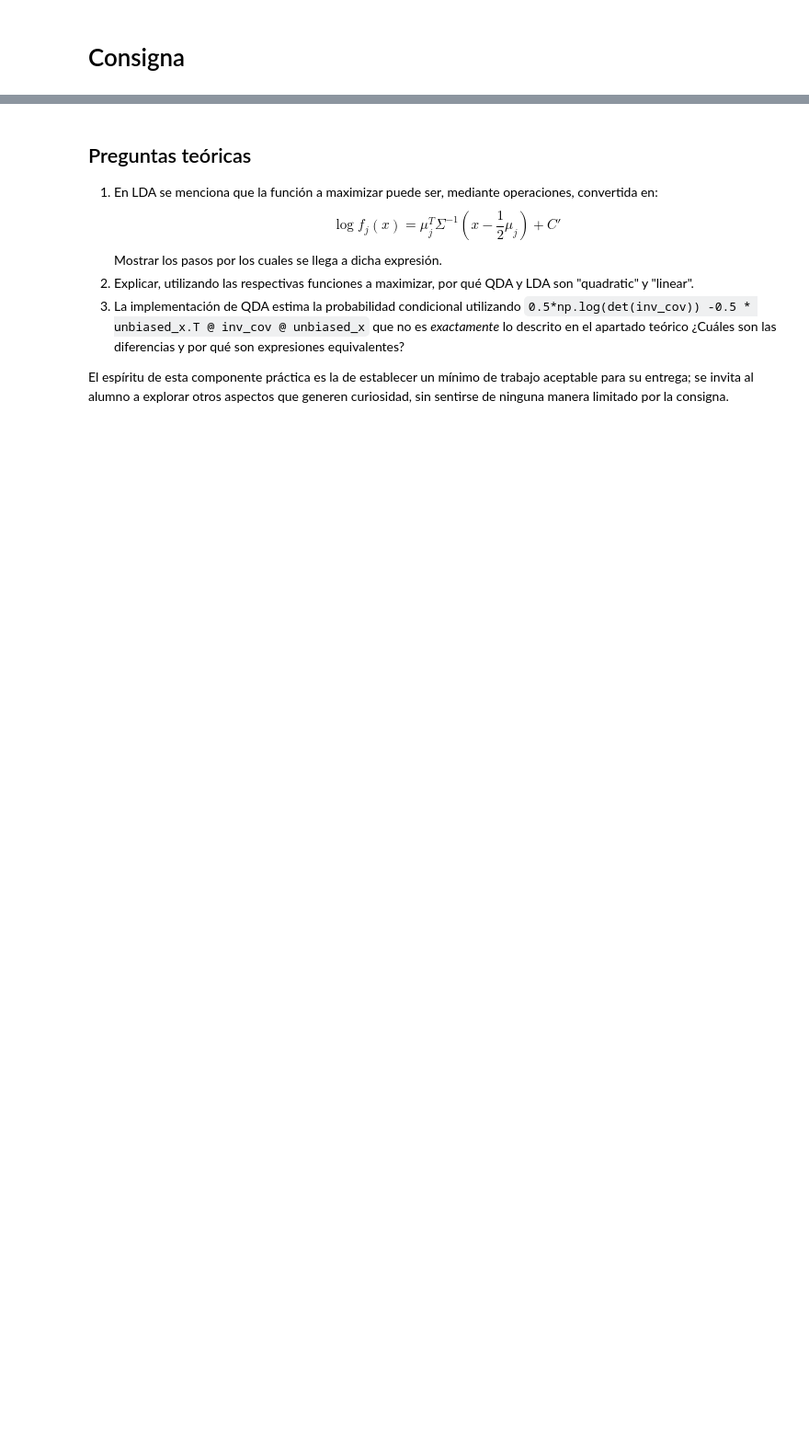
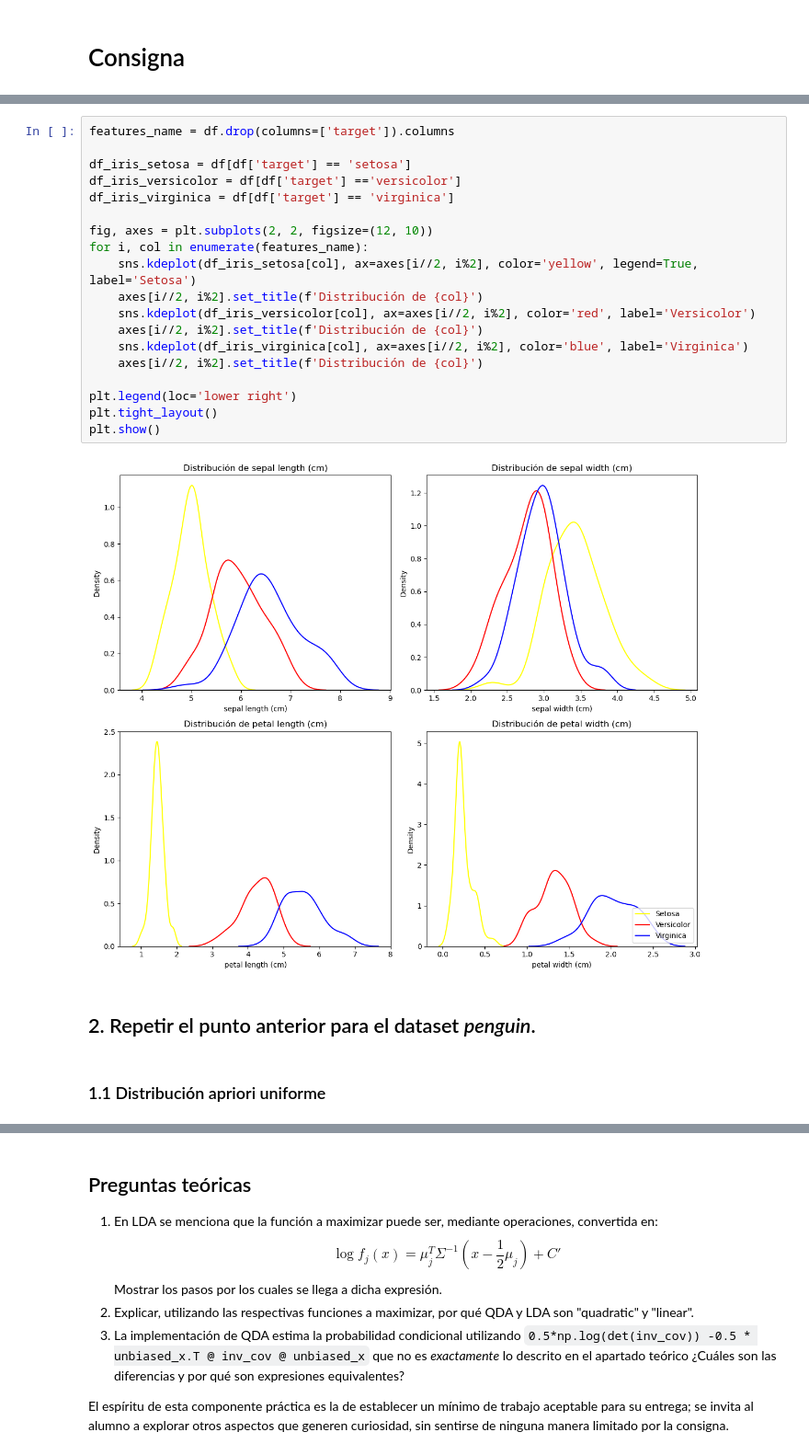
Before and after one commit to nielspac177/Posgrado_UBA_LSE, a Jupyter notebook: AMIA_2024_TP_final_LDA_QDA.ipynb, the cells around one changed output, grey strips where cells are left out. Shown at 92% size. Drawn from its saved outputs; the diff is of its cells as text; blank space fills up the shorter version.

```diff
--- a/AMIA_2024_TP_final_LDA_QDA.ipynb
+++ b/AMIA_2024_TP_final_LDA_QDA.ipynb
@@ -318,0 +470,25 @@ LDA | Iris | 125 | 0.22 | 0.8
+# %%
+features_name = df.drop(columns=['target']).columns
+
+df_iris_setosa = df[df['target'] == 'setosa']
+df_iris_versicolor = df[df['target'] =='versicolor']
+df_iris_virginica = df[df['target'] == 'virginica']
+
+fig, axes = plt.subplots(2, 2, figsize=(12, 10))
+for i, col in enumerate(features_name):
+    sns.kdeplot(df_iris_setosa[col], ax=axes[i//2, i%2], color='yellow', legend=True, label='Setosa')
+    axes[i//2, i%2].set_title(f'Distribución de {col}')
+    sns.kdeplot(df_iris_versicolor[col], ax=axes[i//2, i%2], color='red', label='Versicolor')
+    axes[i//2, i%2].set_title(f'Distribución de {col}')
+    sns.kdeplot(df_iris_virginica[col], ax=axes[i//2, i%2], color='blue', label='Virginica')
+    axes[i//2, i%2].set_title(f'Distribución de {col}')
+
+plt.legend(loc='lower right')
+plt.tight_layout()
+plt.show()
+# %% [output]
+[figure, added]
+# %% [markdown]
+## 2. Repetir el punto anterior para el dataset *penguin*.
+# %% [markdown]
+### 1.1 Distribución apriori uniforme
```
Also changed, not shown: parts of 100 cells of this notebook.
